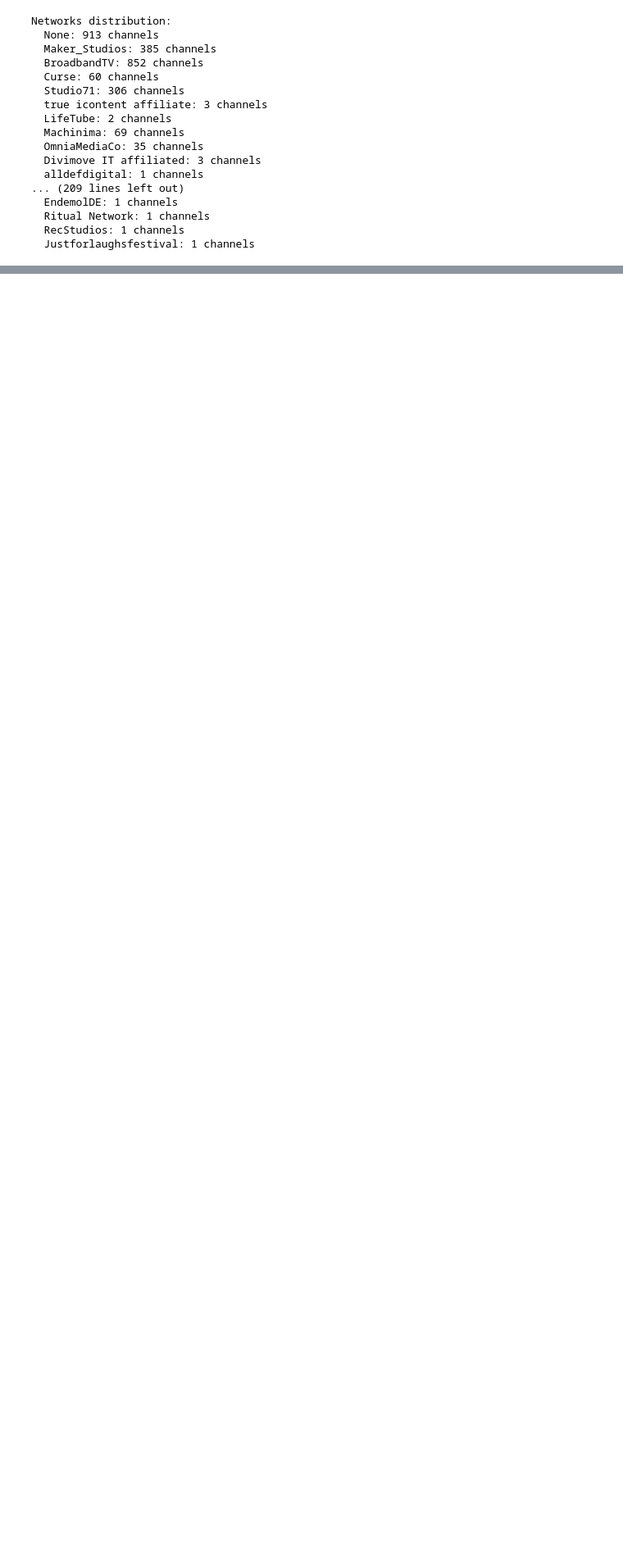
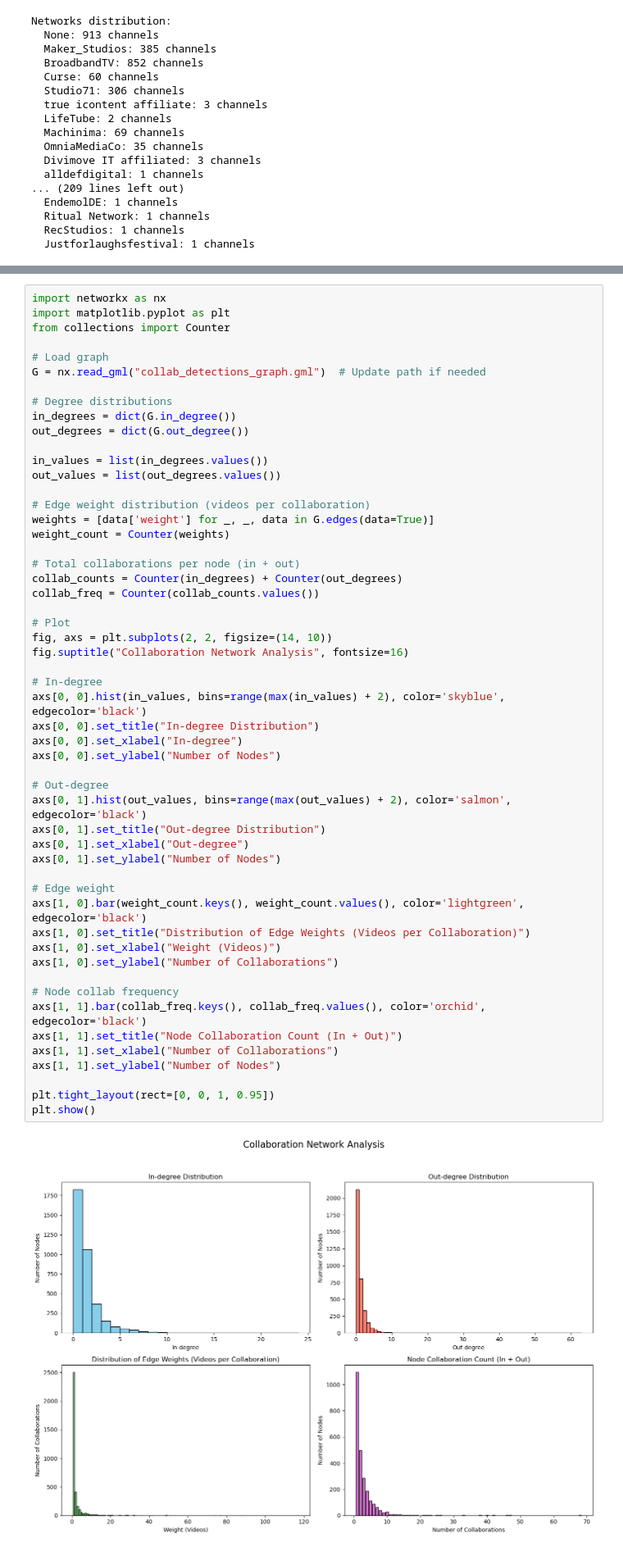
Before and after one commit to bhavya930636/YT_collaboration, a Jupyter notebook: EDA.ipynb, the cells around one changed output, grey strips where cells are left out. Shown at 82% size. Cells and saved outputs as stored; diff of their text form; blank space fills up the shorter version.

Commit message:
plots_EDA

```diff
--- a/EDA.ipynb
+++ b/EDA.ipynb
@@ -135,3 +137,58 @@ Networks distribution:
+# %%
+import networkx as nx
+import matplotlib.pyplot as plt
+from collections import Counter
+
+# Load graph
+G = nx.read_gml("collab_detections_graph.gml")  # Update path if needed
+
+# Degree distributions
+in_degrees = dict(G.in_degree())
+out_degrees = dict(G.out_degree())
+
+in_values = list(in_degrees.values())
+out_values = list(out_degrees.values())
+
+# Edge weight distribution (videos per collaboration)
+weights = [data['weight'] for _, _, data in G.edges(data=True)]
+weight_count = Counter(weights)
+
+# Total collaborations per node (in + out)
+collab_counts = Counter(in_degrees) + Counter(out_degrees)
+collab_freq = Counter(collab_counts.values())
+
+# Plot
+fig, axs = plt.subplots(2, 2, figsize=(14, 10))
+fig.suptitle("Collaboration Network Analysis", fontsize=16)
+
+# In-degree
+axs[0, 0].hist(in_values, bins=range(max(in_values) + 2), color='skyblue', edgecolor='black')
+axs[0, 0].set_title("In-degree Distribution")
+axs[0, 0].set_xlabel("In-degree")
+axs[0, 0].set_ylabel("Number of Nodes")
+
+# Out-degree
+axs[0, 1].hist(out_values, bins=range(max(out_values) + 2), color='salmon', edgecolor='black')
+axs[0, 1].set_title("Out-degree Distribution")
+axs[0, 1].set_xlabel("Out-degree")
+axs[0, 1].set_ylabel("Number of Nodes")
+
+# Edge weight
+axs[1, 0].bar(weight_count.keys(), weight_count.values(), color='lightgreen', edgecolor='black')
+axs[1, 0].set_title("Distribution of Edge Weights (Videos per Collaboration)")
+axs[1, 0].set_xlabel("Weight (Videos)")
+axs[1, 0].set_ylabel("Number of Collaborations")
+
+# Node collab frequency
+axs[1, 1].bar(collab_freq.keys(), collab_freq.values(), color='orchid', edgecolor='black')
+axs[1, 1].set_title("Node Collaboration Count (In + Out)")
+axs[1, 1].set_xlabel("Number of Collaborations")
+axs[1, 1].set_ylabel("Number of Nodes")
+
+plt.tight_layout(rect=[0, 0, 1, 0.95])
+plt.show()
+# %% [output]
+[figure, added]
 # %%
 import pandas as pd
 import ast  # for safely parsing list-like strings
```
Also changed, not shown: parts of 7 cells of this notebook.
